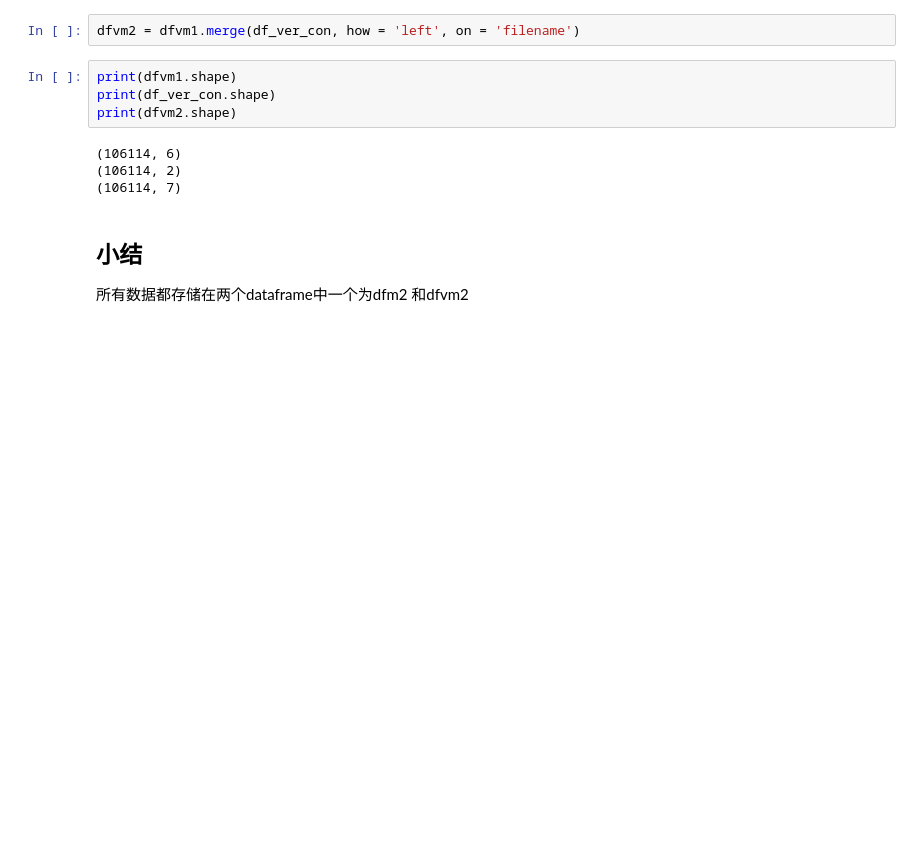
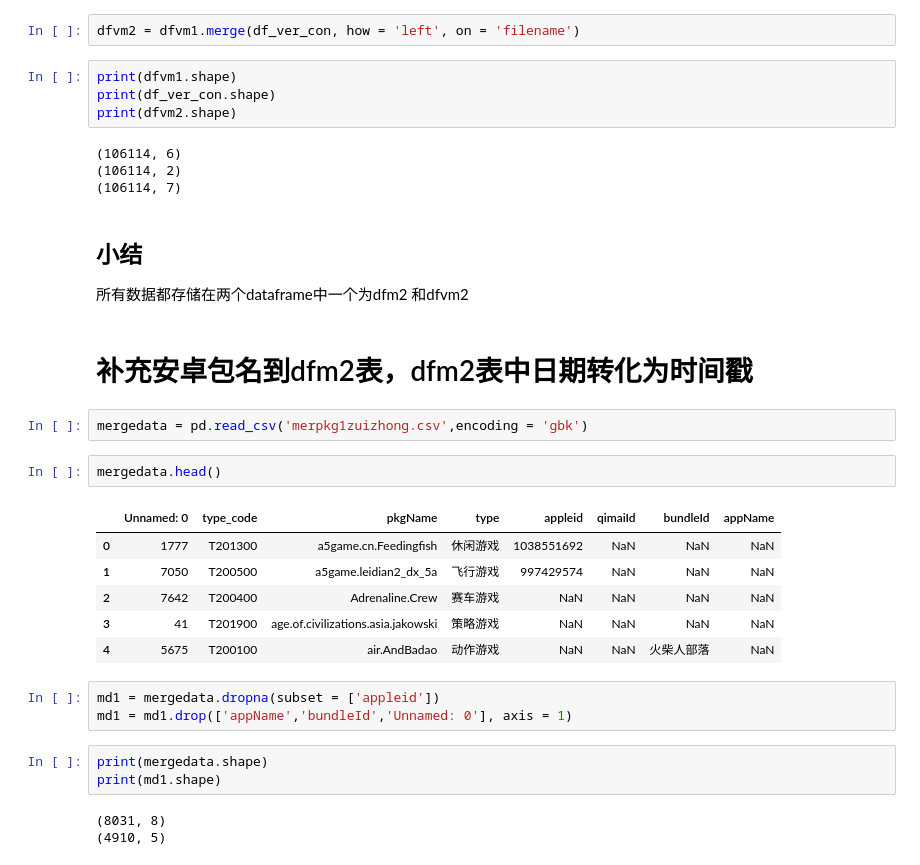
Before and after one commit to akasiro/mergedata-tosqlite, a Jupyter notebook: mergedata20190708.ipynb, the cells around one changed output. Cells and saved outputs as stored; diff of their text form; blank space fills up the shorter version.

```diff
--- a/mergedata20190708.ipynb
+++ b/mergedata20190708.ipynb
@@ -292,3 +296,25 @@ print(dfvm2.shape)
 # %% [markdown]
 ## 小结
 所有数据都存储在两个dataframe中一个为dfm2 和dfvm2
+# %% [markdown]
+# 补充安卓包名到dfm2表，dfm2表中日期转化为时间戳
+# %%
+mergedata = pd.read_csv('merpkg1zuizhong.csv',encoding = 'gbk')
+# %%
+mergedata.head()
+# %% [output]
+|  | Unnamed: 0 | type_code | pkgName | type | appleid | qimaiId | bundleId | appName |
+| 0 | 1777 | T201300 | a5game.cn.Feedingfish | 休闲游戏 | 1038551692 | NaN | NaN | NaN |
+| 1 | 7050 | T200500 | a5game.leidian2_dx_5a | 飞行游戏 | 997429574 | NaN | NaN | NaN |
+| 2 | 7642 | T200400 | Adrenaline.Crew | 赛车游戏 | NaN | NaN | NaN | NaN |
+| 3 | 41 | T201900 | age.of.civilizations.asia.jakowski | 策略游戏 | NaN | NaN | NaN | NaN |
+| 4 | 5675 | T200100 | air.AndBadao | 动作游戏 | NaN | NaN | 火柴人部落 | NaN |
+# %%
+md1 = mergedata.dropna(subset = ['appleid'])
+md1 = md1.drop(['appName','bundleId','Unnamed: 0'], axis = 1)
+# %%
+print(mergedata.shape)
+print(md1.shape)
+# %% [output]
+(8031, 8)
+(4910, 5)
```
Also changed, not shown: parts of 36 cells of this notebook.
